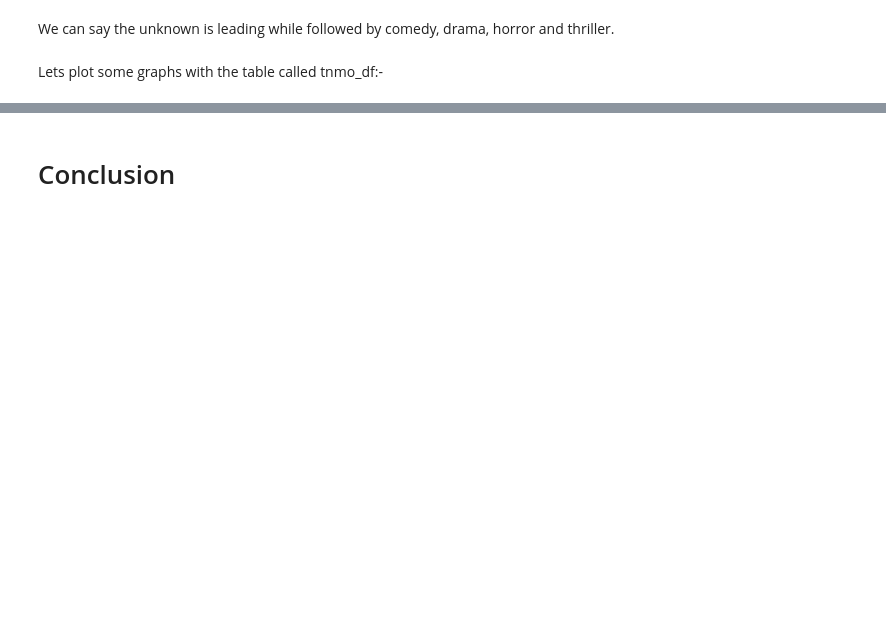
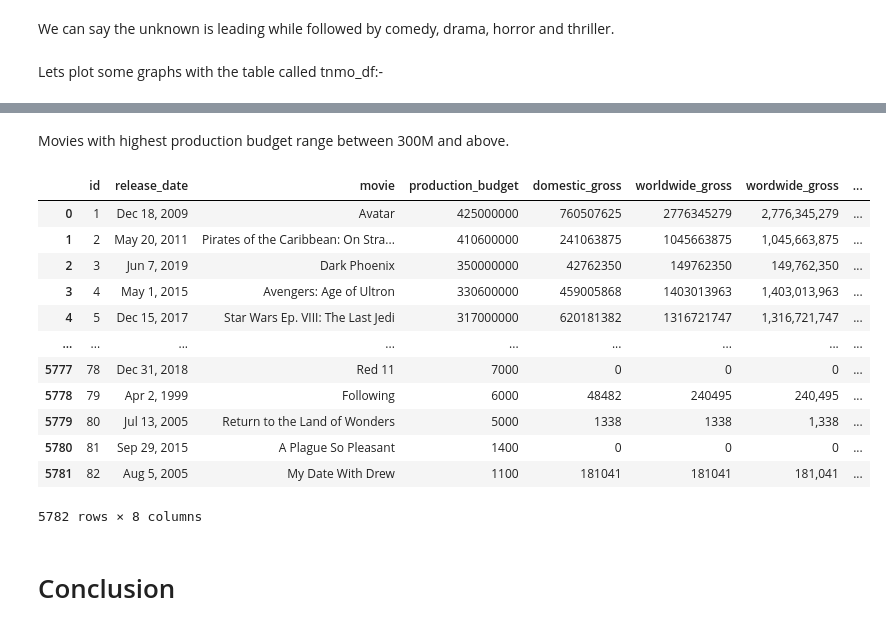
Before and after one commit to manamary/dsc-phase-1-project-v2-4, a Jupyter notebook: student.ipynb, the cells around one changed output, grey strips where cells are left out. Cells and saved outputs as stored; diff of their text form; code cells hidden in the pictures; blank space fills up the shorter version.

Commit message:
Add files via upload
Merge the Data

```diff
--- a/student.ipynb
+++ b/student.ipynb
@@ -779,0 +794,12 @@ False
+# %%
+# lets change data type to int64
+tnmo_df['production_budget'] = tnmo_df['production_budget'].astype('int64')
+# %%
+# lets remove the commas
+tnmo_df['domestic_gross'] = tnmo_df['domestic_gross'].str.replace(',' , '')
+# %%
+# lets remove the $
+tnmo_df['domestic_gross'] = tnmo_df['domestic_gross'].str.replace('$' , '')
+# %%
+# lets change data type to int64
+tnmo_df['domestic_gross'] = tnmo_df['domestic_gross'].astype('int64')
@@ -965,3 +1029,21 @@ Index(['id', 'release_date', 'movie', 'production_budget', 'domestic_gross',
+# %% [markdown]
+Movies with highest production budget range between 300M and above.
 # %%
-# which movie had the highest budget?
+# which movie had the highest profit?
+tnmo_df['profit']  = tnmo_df[ 'worldwide_gross'] - tnmo_df['production_budget']
+tnmo_df
+# %% [output]
+|  | id | release_date | movie | production_budget | domestic_gross | worldwide_gross | wordwide_gross | ... |
+| 0 | 1 | Dec 18, 2009 | Avatar | 425000000 | 760507625 | 2776345279 | 2,776,345,279 | ... |
+| 1 | 2 | May 20, 2011 | Pirates of the Caribbean: On Stra... | 410600000 | 241063875 | 1045663875 | 1,045,663,875 | ... |
+| 2 | 3 | Jun 7, 2019 | Dark Phoenix | 350000000 | 42762350 | 149762350 | 149,762,350 | ... |
+| 3 | 4 | May 1, 2015 | Avengers: Age of Ultron | 330600000 | 459005868 | 1403013963 | 1,403,013,963 | ... |
+| 4 | 5 | Dec 15, 2017 | Star Wars Ep. VIII: The Last Jedi | 317000000 | 620181382 | 1316721747 | 1,316,721,747 | ... |
+| ... | ... | ... | ... | ... | ... | ... | ... | ... |
+| 5777 | 78 | Dec 31, 2018 | Red 11 | 7000 | 0 | 0 | 0 | ... |
+| 5778 | 79 | Apr 2, 1999 | Following | 6000 | 48482 | 240495 | 240,495 | ... |
+| 5779 | 80 | Jul 13, 2005 | Return to the Land of Wonders | 5000 | 1338 | 1338 | 1,338 | ... |
+| 5780 | 81 | Sep 29, 2015 | A Plague So Pleasant | 1400 | 0 | 0 | 0 | ... |
+| 5781 | 82 | Aug 5, 2005 | My Date With Drew | 1100 | 181041 | 181041 | 181,041 | ... |
+5782 rows × 8 columns
 # %%
```
Also changed, not shown: parts of 18 cells of this notebook.
